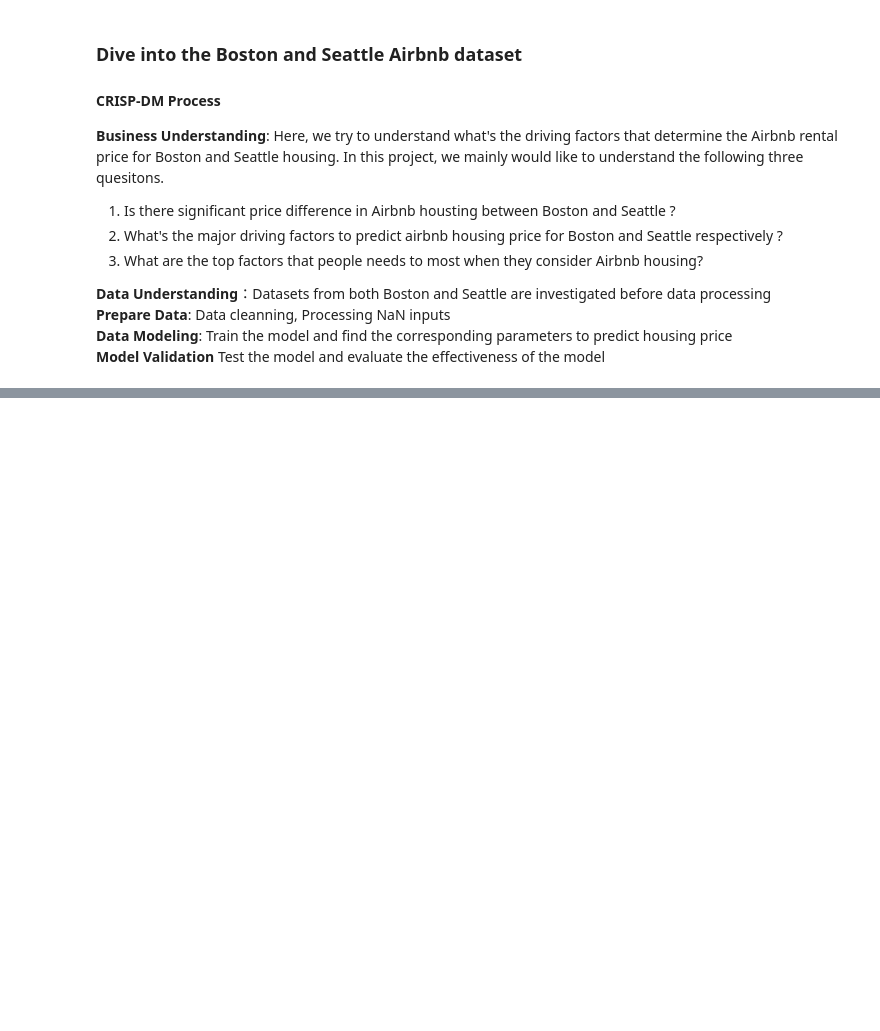
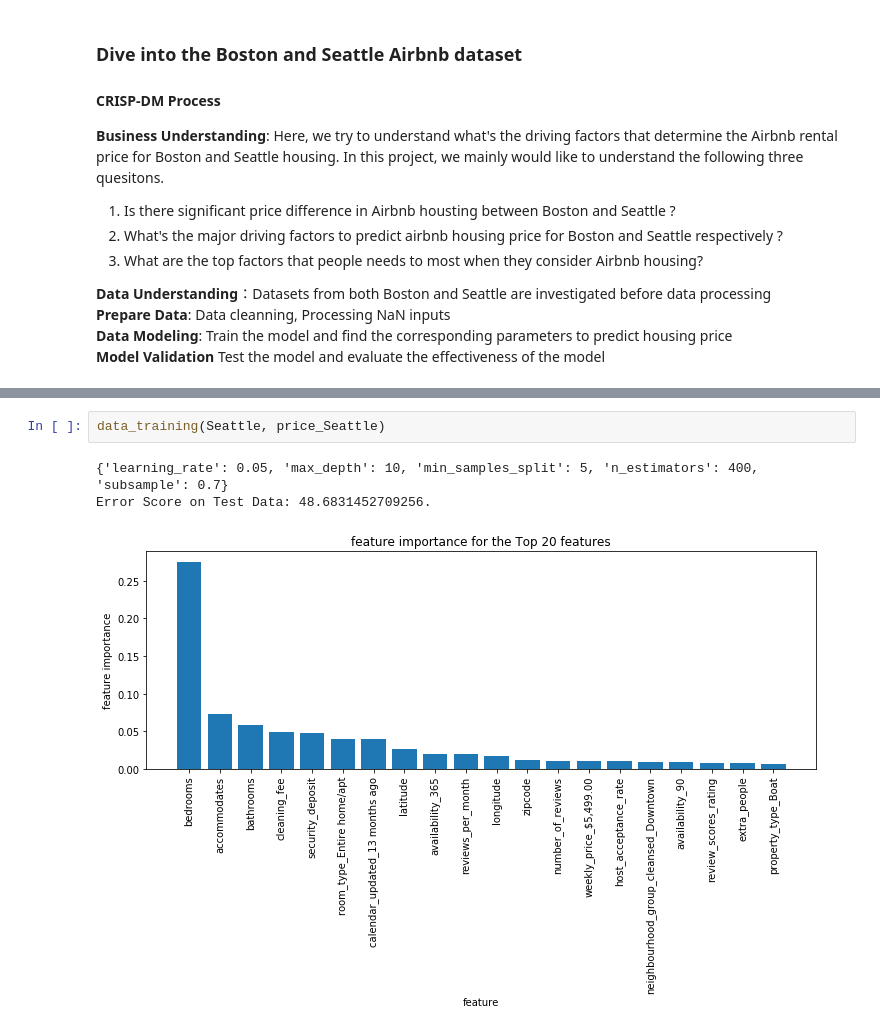
Before and after one commit to zhekai/Data-Science-Airbnb-Project, a Jupyter notebook: Airbnb_project.ipynb, the cells around one changed output, grey strips where cells are left out. Saved outputs shown, nothing was run; the diff lists cells and outputs as text; blank space fills up the shorter version.

```diff
--- a/Airbnb_project.ipynb
+++ b/Airbnb_project.ipynb
@@ -165,0 +152,6 @@ plt.show()
+# %%
+data_training(Seattle, price_Seattle)
+# %% [output]
+{'learning_rate': 0.05, 'max_depth': 10, 'min_samples_split': 5, 'n_estimators': 400, 'subsample': 0.7}
+Error Score on Test Data: 48.6831452709256.
+[figure, added]
```
Also changed, not shown: parts of 8 cells of this notebook.
